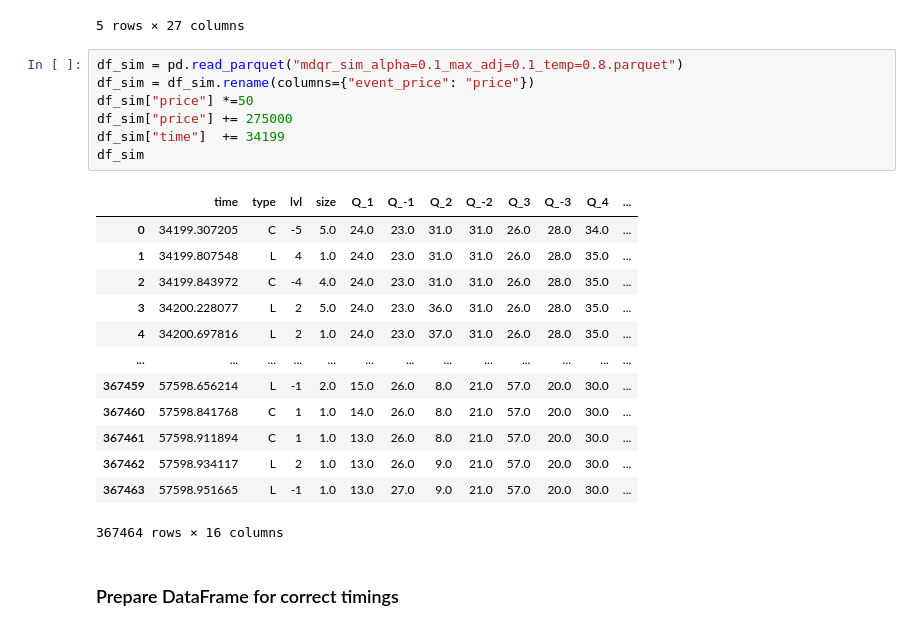
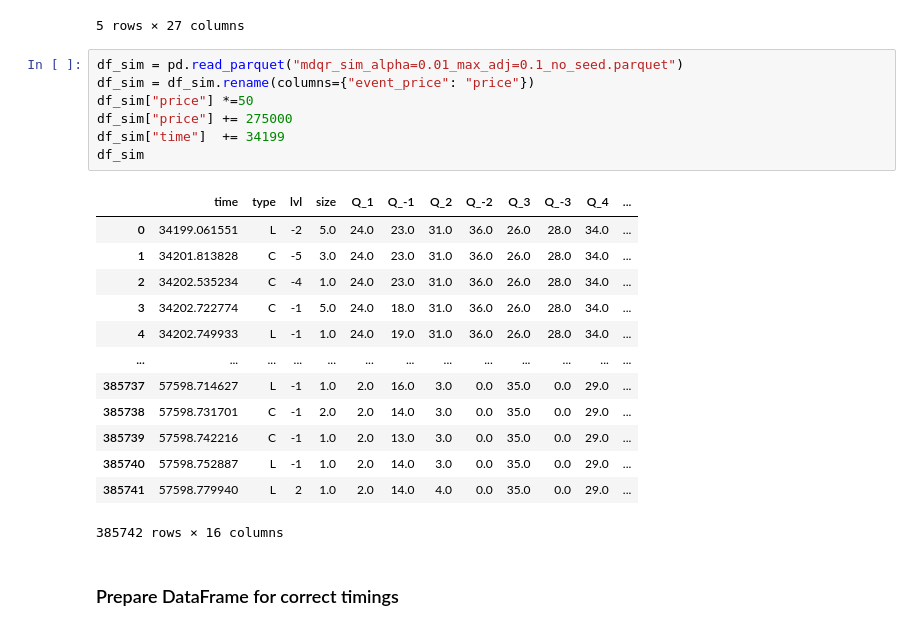
Before and after one commit to archer-paul/DeepQR-Microstructure, a Jupyter notebook: roughVolatility.ipynb, the cells around one changed output. Drawn from its saved outputs; the diff is of its cells as text.

```diff
--- a/roughVolatility.ipynb
+++ b/roughVolatility.ipynb
@@ -43,26 +43,26 @@ df_2.head()
 | 4 | 34200.039884 | 0.000000 | M | 309700 | 1 | 1 | 309750.0 | 309800.0 | 0 | 309700.0 | ... | ... |
 5 rows × 27 columns
 # %%
-df_sim = pd.read_parquet("mdqr_sim_alpha=0.1_max_adj=0.1_temp=0.8.parquet")
+df_sim = pd.read_parquet("mdqr_sim_alpha=0.01_max_adj=0.1_no_seed.parquet")
 df_sim = df_sim.rename(columns={"event_price": "price"})
 df_sim["price"] *=50
 df_sim["price"] += 275000
 df_sim["time"]  += 34199
 df_sim
 # %% [output]
 |  | time | type | lvl | size | Q_1 | Q_-1 | Q_2 | Q_-2 | Q_3 | Q_-3 | Q_4 | ... |
-| 0 | 34199.307205 | C | -5 | 5.0 | 24.0 | 23.0 | 31.0 | 31.0 | 26.0 | 28.0 | 34.0 | ... |
-| 1 | 34199.807548 | L | 4 | 1.0 | 24.0 | 23.0 | 31.0 | 31.0 | 26.0 | 28.0 | 35.0 | ... |
-| 2 | 34199.843972 | C | -4 | 4.0 | 24.0 | 23.0 | 31.0 | 31.0 | 26.0 | 28.0 | 35.0 | ... |
-| 3 | 34200.228077 | L | 2 | 5.0 | 24.0 | 23.0 | 36.0 | 31.0 | 26.0 | 28.0 | 35.0 | ... |
-| 4 | 34200.697816 | L | 2 | 1.0 | 24.0 | 23.0 | 37.0 | 31.0 | 26.0 | 28.0 | 35.0 | ... |
+| 0 | 34199.061551 | L | -2 | 5.0 | 24.0 | 23.0 | 31.0 | 36.0 | 26.0 | 28.0 | 34.0 | ... |
+| 1 | 34201.813828 | C | -5 | 3.0 | 24.0 | 23.0 | 31.0 | 36.0 | 26.0 | 28.0 | 34.0 | ... |
+| 2 | 34202.535234 | C | -4 | 1.0 | 24.0 | 23.0 | 31.0 | 36.0 | 26.0 | 28.0 | 34.0 | ... |
+| 3 | 34202.722774 | C | -1 | 5.0 | 24.0 | 18.0 | 31.0 | 36.0 | 26.0 | 28.0 | 34.0 | ... |
+| 4 | 34202.749933 | L | -1 | 1.0 | 24.0 | 19.0 | 31.0 | 36.0 | 26.0 | 28.0 | 34.0 | ... |
 | ... | ... | ... | ... | ... | ... | ... | ... | ... | ... | ... | ... | ... |
-| 367459 | 57598.656214 | L | -1 | 2.0 | 15.0 | 26.0 | 8.0 | 21.0 | 57.0 | 20.0 | 30.0 | ... |
-| 367460 | 57598.841768 | C | 1 | 1.0 | 14.0 | 26.0 | 8.0 | 21.0 | 57.0 | 20.0 | 30.0 | ... |
-| 367461 | 57598.911894 | C | 1 | 1.0 | 13.0 | 26.0 | 8.0 | 21.0 | 57.0 | 20.0 | 30.0 | ... |
-| 367462 | 57598.934117 | L | 2 | 1.0 | 13.0 | 26.0 | 9.0 | 21.0 | 57.0 | 20.0 | 30.0 | ... |
-| 367463 | 57598.951665 | L | -1 | 1.0 | 13.0 | 27.0 | 9.0 | 21.0 | 57.0 | 20.0 | 30.0 | ... |
+| 385737 | 57598.714627 | L | -1 | 1.0 | 2.0 | 16.0 | 3.0 | 0.0 | 35.0 | 0.0 | 29.0 | ... |
+| 385738 | 57598.731701 | C | -1 | 2.0 | 2.0 | 14.0 | 3.0 | 0.0 | 35.0 | 0.0 | 29.0 | ... |
+| 385739 | 57598.742216 | C | -1 | 1.0 | 2.0 | 13.0 | 3.0 | 0.0 | 35.0 | 0.0 | 29.0 | ... |
+| 385740 | 57598.752887 | L | -1 | 1.0 | 2.0 | 14.0 | 3.0 | 0.0 | 35.0 | 0.0 | 29.0 | ... |
+| 385741 | 57598.779940 | L | 2 | 1.0 | 2.0 | 14.0 | 4.0 | 0.0 | 35.0 | 0.0 | 29.0 | ... |
-367464 rows × 16 columns
+385742 rows × 16 columns
 # %% [markdown]
 ### Prepare DataFrame for correct timings ###
 # %%
```
Also changed, not shown: parts of 4 cells of this notebook, 1 other file.
